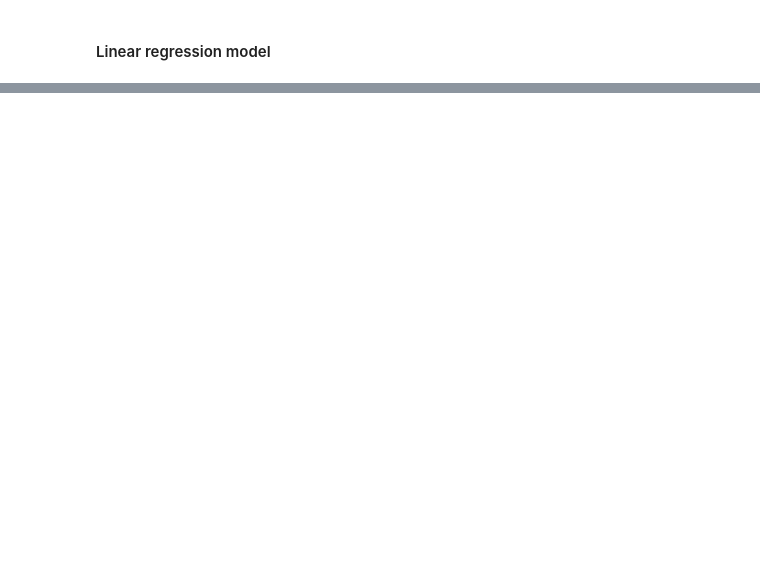
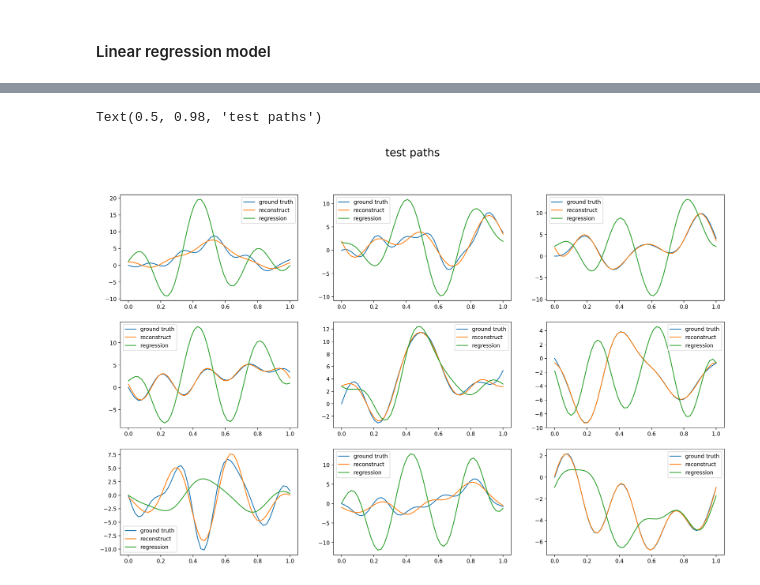
Before and after one commit to Zhuoyue-Huang/M3R-signature-inversion, a Jupyter notebook: sig_fourier.ipynb, the cells around one changed output, grey strips where cells are left out. Drawn from its saved outputs; the diff is of its cells as text; code cells hidden in the pictures; blank space fills up the shorter version.

```diff
--- a/sig_fourier.ipynb
+++ b/sig_fourier.ipynb
@@ -183,0 +142,18 @@ df_f_40
+# %%
+num = 9
+test_reg_coef = reg.predict(test_data.inputs[:num])
+test_reg_paths = ifft_aug(test_reg_coef, n=n, f_depth=f_depth)
+plt.figure(figsize=(20, 12), dpi=200)
+for idx in range(num):
+    test_example_path = test_data.path[idx]
+    test_recon_path = test_data.reconstruct_path(idx=idx).flatten()
+    test_reg_path = test_reg_paths[idx]
+    plt.subplot(int(num**0.5), int(num**0.5), idx+1)
+    plt.plot(np.linspace(0, 1, n), test_example_path, label='ground truth')
+    plt.plot(np.linspace(0, 1, n), test_recon_path, label='reconstruct')
+    plt.plot(np.linspace(0, 1, n), test_reg_path, label='regression')
+    plt.legend()
+plt.suptitle('test paths', fontsize=20)
+# %% [output]
+Text(0.5, 0.98, 'test paths')
+[figure, added]
```
Also changed, not shown: parts of 15 cells of this notebook.
